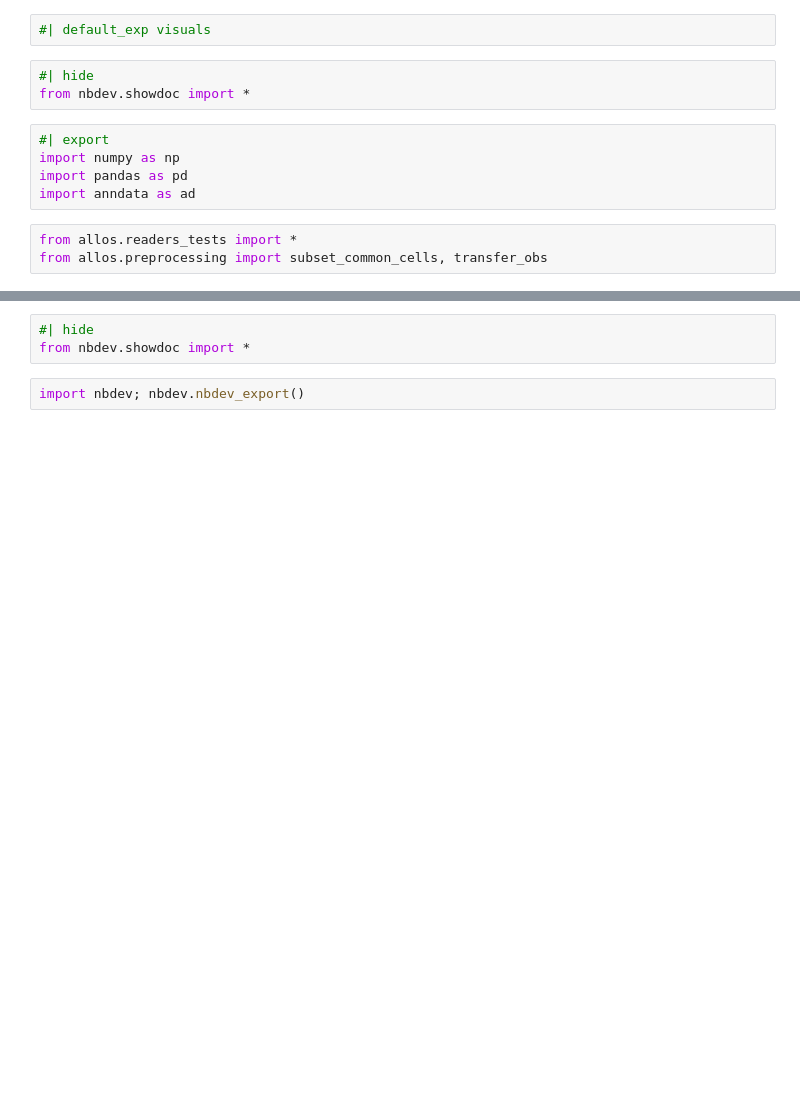
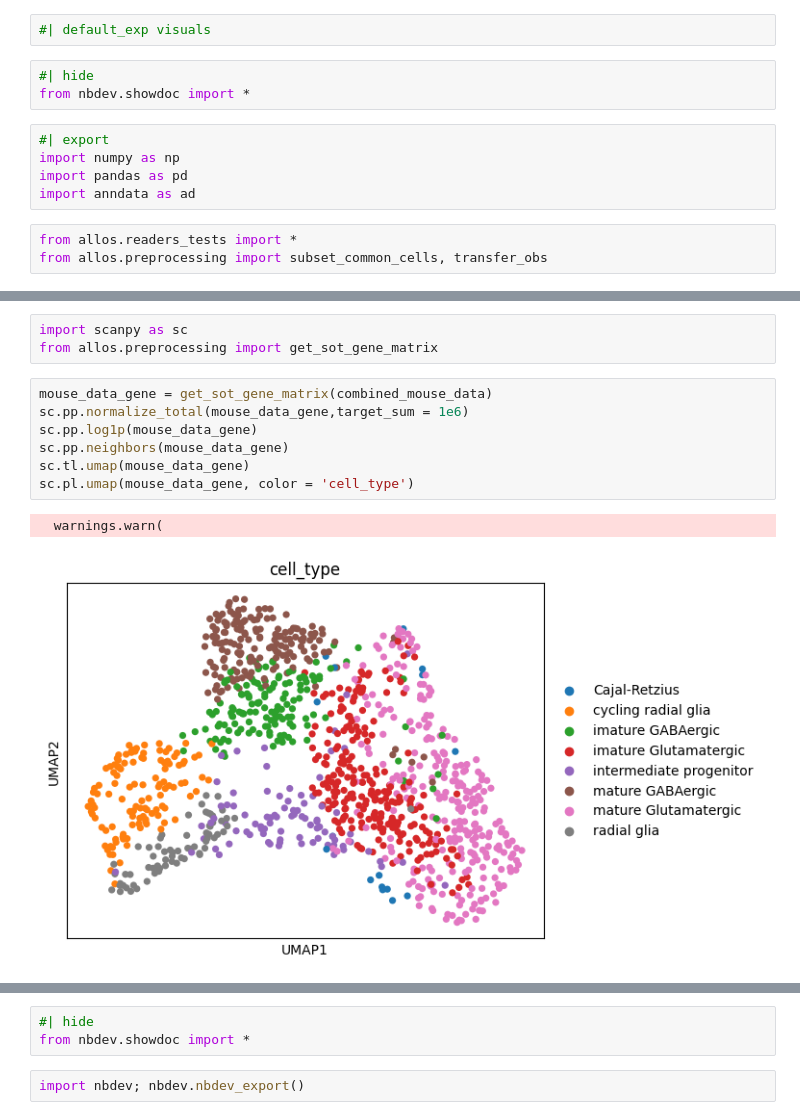
Before and after one commit to cobioda/allos, a Jupyter notebook: nbs/008_visuals.ipynb, the cells around one changed output, grey strips where cells are left out. Saved outputs shown, nothing was run; the diff lists cells and outputs as text; blank space fills up the shorter version.

Commit message:
Added visuals module, with helper functions for visualising dimensionality reduction plots with transcript features. This includes density plots inspired by nebulosa R package

```diff
--- a/nbs/008_visuals.ipynb
+++ b/nbs/008_visuals.ipynb
@@ -21,0 +29,13 @@ FileNotFoundError:
+# %%
+import scanpy as sc
+from allos.preprocessing import get_sot_gene_matrix
+# %%
+mouse_data_gene = get_sot_gene_matrix(combined_mouse_data)
+sc.pp.normalize_total(mouse_data_gene,target_sum = 1e6)
+sc.pp.log1p(mouse_data_gene)
+sc.pp.neighbors(mouse_data_gene)
+sc.tl.umap(mouse_data_gene)
+sc.pl.umap(mouse_data_gene, color = 'cell_type')
+# %% [output]
+  warnings.warn(
+[figure, added]
```
Also changed, not shown: parts of 10 cells of this notebook, 2 other files.
